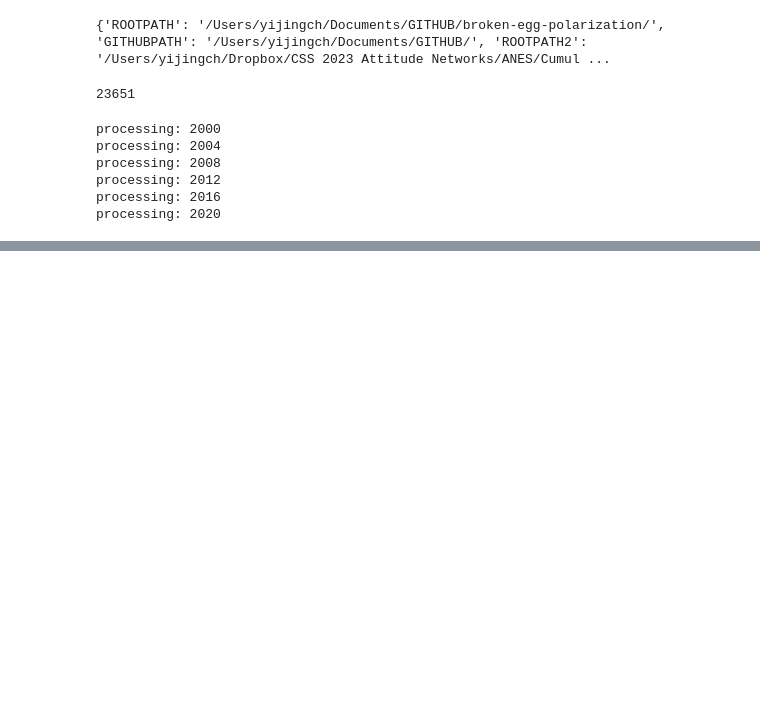
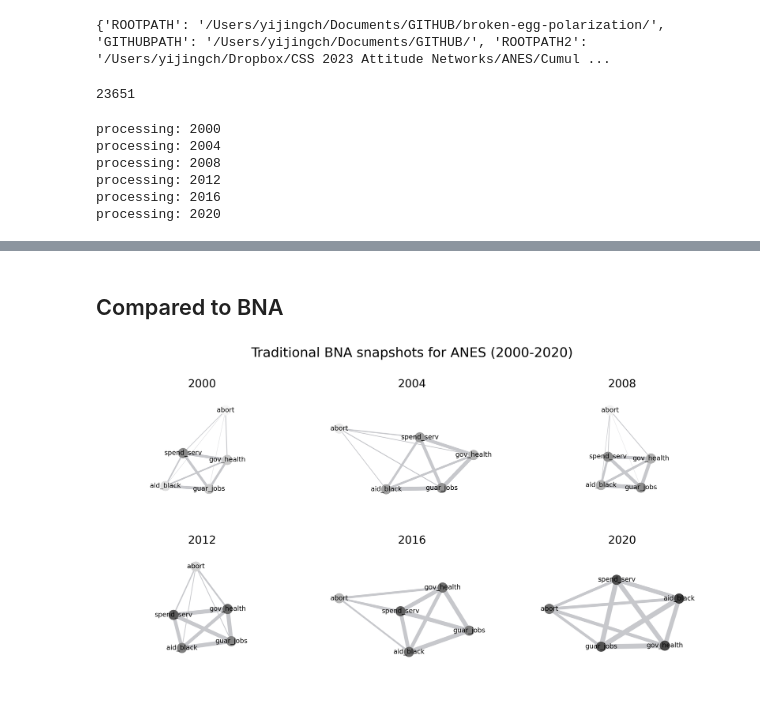
Before and after one commit to yijingch/broken-egg-polarization, a Jupyter notebook: src/analaysis/092924-broken-egg-vis.ipynb, the cells around one changed output, grey strips where cells are left out. Saved outputs shown, nothing was run; the diff lists cells and outputs as text; code cells hidden in the pictures; blank space fills up the shorter version.

```diff
--- a/src/analaysis/092924-broken-egg-vis.ipynb
+++ b/src/analaysis/092924-broken-egg-vis.ipynb
@@ -110,0 +116,31 @@ plt.savefig(OUTPATH + f"anes_resin_snapshot_2000_2020_pid7.pdf", dpi=300, bbox_i
+# %% [markdown]
+## Compared to BNA
+# %%
+fig,ax = plt.subplots(ncols=3, nrows=2, figsize=(16,8))
+ax = [x for ls in ax for x in ls]
+for i, (year, bna) in enumerate(BNA_DICT.items()):
+    pos = nx.spring_layout(bna.g, iterations=200, seed=42)
+    colors = [abs(bna.g.nodes[n]["corr_dem_rep_7"]) for n in bna.g.nodes()]
+    nodes_plot = nx.draw_networkx_nodes(
+        bna.g, ax=ax[i],
+        pos = pos,
+        # node_color="#C7C8CC",
+        node_color=colors,
+        # alpha=1,
+        cmap="Greys",
+        vmin=0.1, vmax=.7,
+    )
+    weights = np.array([bna.g[u][v]["weight"] for u,v in bna.g.edges()])*14
+    edges_plot = nx.draw_networkx_edges(
+        bna.g, ax=ax[i], edge_color="#C7C8CC", pos=pos, width=weights,
+    )
+    nx.draw_networkx_labels(bna.g, ax=ax[i], pos=pos)
+    ax[i].set_title(year, fontsize=20)
+    ax[i].set_ylim(-1.4, 1.4)
+    ax[i].set_xlim(-1.4, 1.4)
+    ax[i].axis("off")
+plt.tight_layout()
+plt.suptitle(f"Traditional BNA snapshots for ANES (2000-2020)", fontsize=24, y=1.08)
+plt.savefig(OUTPATH + f"anes_bna_snapshot_2000_2020.pdf", dpi=300, bbox_inches="tight")
+# %% [output]
+[figure, added]
```
Also changed, not shown: parts of 4 cells of this notebook.
